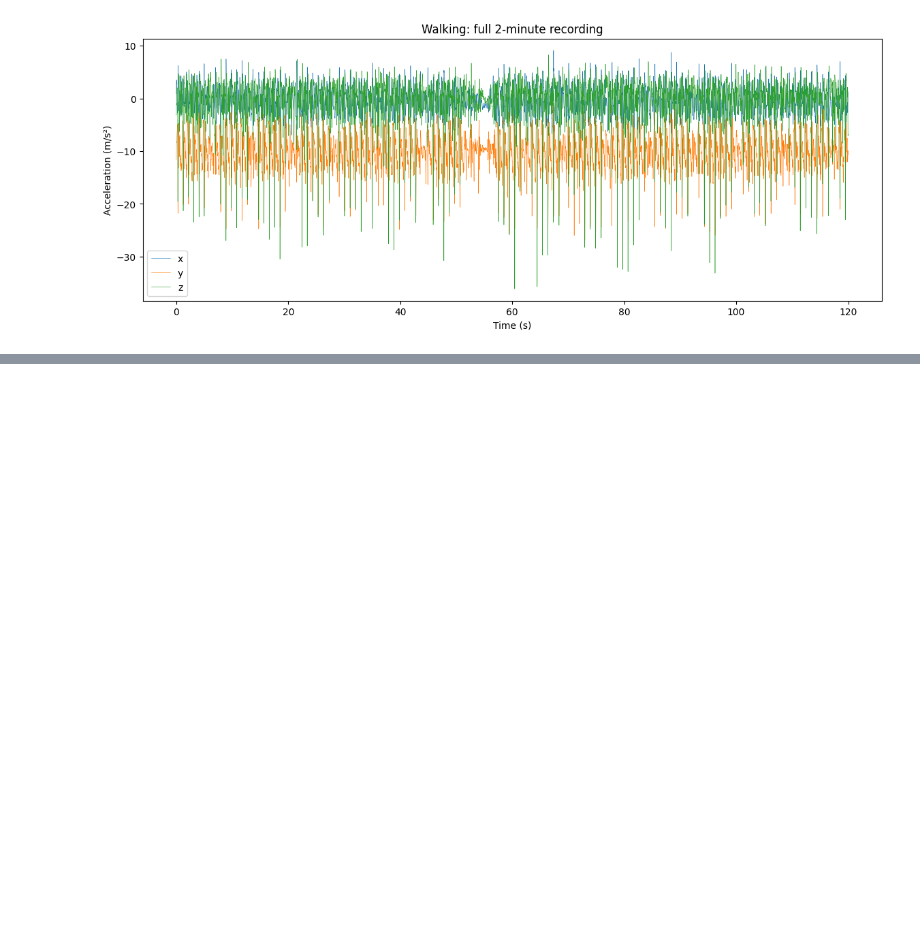
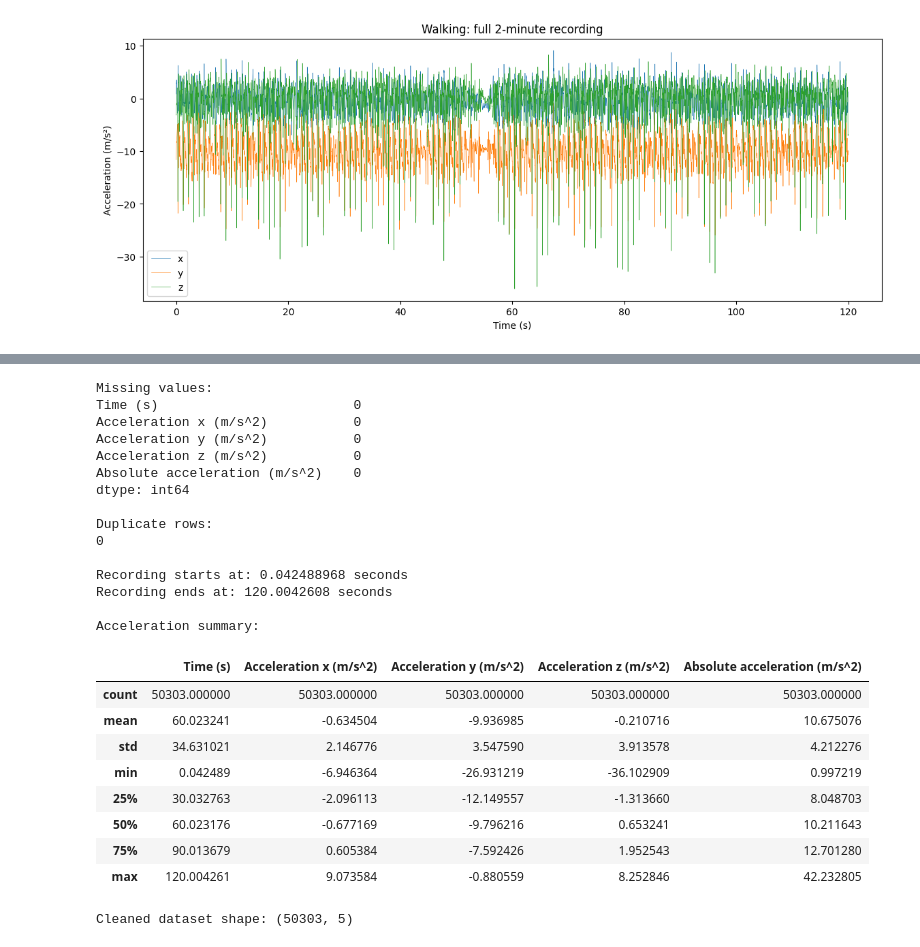
Before and after one commit to amnam4751-sys/HAR-Walking-Recognition-, a Jupyter notebook: PRIVATE_DATASET_IOT_Human_activity_walking_DR_ephin_(_29_10_2026).ipynb, the cells around one changed output, grey strips where cells are left out. Saved outputs shown, nothing was run; the diff lists cells and outputs as text; code cells hidden in the pictures; blank space fills up the shorter version.

```diff
--- a/PRIVATE_DATASET_IOT_Human_activity_walking_DR_ephin_(_29_10_2026).ipynb
+++ b/PRIVATE_DATASET_IOT_Human_activity_walking_DR_ephin_(_29_10_2026).ipynb
@@ -151,0 +202,55 @@ plt.show()
+# %%
+# STEP 4: DATA QUALITY CHECK AND CLEANING
+
+# Make a copy of the original dataset
+clean_df = df.copy()
+
+# Check missing values
+print("Missing values:")
+print(clean_df.isnull().sum())
+
+# Check duplicate rows
+print("\nDuplicate rows:")
+print(clean_df.duplicated().sum())
+
+# Remove duplicate rows
+clean_df = clean_df.drop_duplicates()
+
+# Sort data by time
+clean_df = clean_df.sort_values("Time (s)")
+
+# Check time range
+print("\nRecording starts at:", clean_df["Time (s)"].min(), "seconds")
+print("Recording ends at:", clean_df["Time (s)"].max(), "seconds")
+
+# Check acceleration statistics
+print("\nAcceleration summary:")
+display(clean_df.describe())
+
+print("\nCleaned dataset shape:", clean_df.shape)
+# %% [output]
+Missing values:
+Time (s)                         0
+Acceleration x (m/s^2)           0
+Acceleration y (m/s^2)           0
+Acceleration z (m/s^2)           0
+Absolute acceleration (m/s^2)    0
+dtype: int64
+
+Duplicate rows:
+0
+
+Recording starts at: 0.042488968 seconds
+Recording ends at: 120.0042608 seconds
+
+Acceleration summary:
+|  | Time (s) | Acceleration x (m/s^2) | Acceleration y (m/s^2) | Acceleration z (m/s^2) | Absolute acceleration (m/s^2) |
+| count | 50303.000000 | 50303.000000 | 50303.000000 | 50303.000000 | 50303.000000 |
+| mean | 60.023241 | -0.634504 | -9.936985 | -0.210716 | 10.675076 |
+| std | 34.631021 | 2.146776 | 3.547590 | 3.913578 | 4.212276 |
+| min | 0.042489 | -6.946364 | -26.931219 | -36.102909 | 0.997219 |
+| 25% | 30.032763 | -2.096113 | -12.149557 | -1.313660 | 8.048703 |
+| 50% | 60.023176 | -0.677169 | -9.796216 | 0.653241 | 10.211643 |
+| 75% | 90.013679 | 0.605384 | -7.592426 | 1.952543 | 12.701280 |
+| max | 120.004261 | 9.073584 | -0.880559 | 8.252846 | 42.232805 |
+Cleaned dataset shape: (50303, 5)
```
Also changed, not shown: parts of 3 cells of this notebook.
